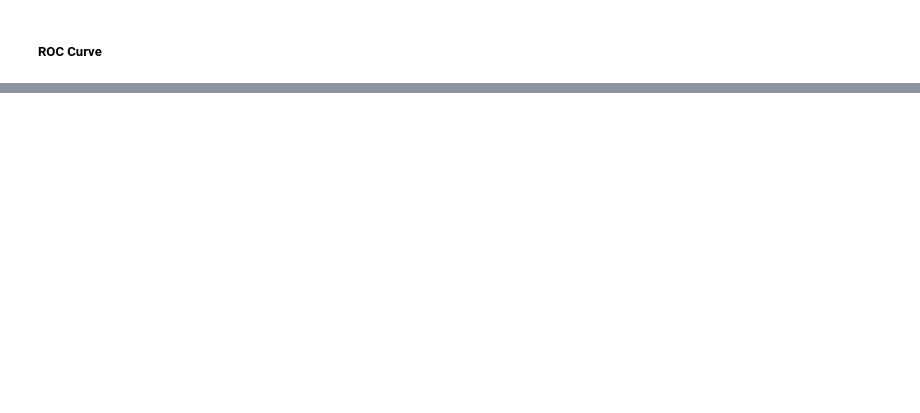
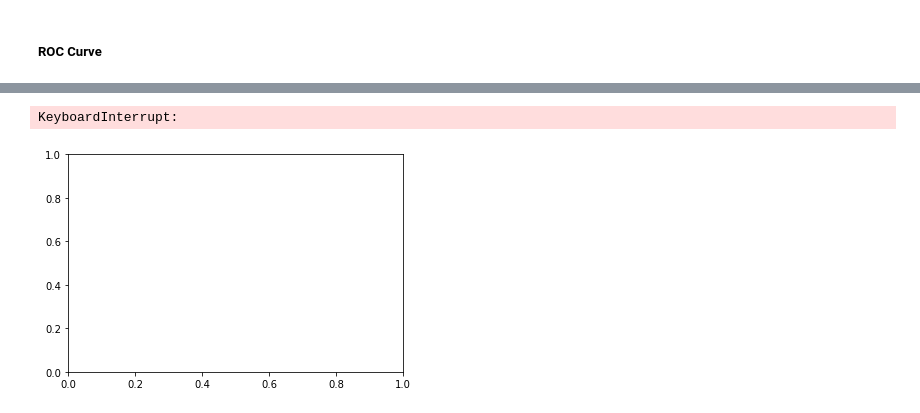
Before and after one commit to leckieje/chyrons_nlp, a Jupyter notebook: chyrons_book.ipynb, the cells around one changed output, grey strips where cells are left out. Cells and saved outputs as stored; diff of their text form; code cells hidden in the pictures; blank space fills up the shorter version.

```diff
--- a/chyrons_book.ipynb
+++ b/chyrons_book.ipynb
@@ -1048,0 +884,5 @@ def fit_nmf(X, n_components=2):
+# %%
+chart_permutation_import(forest, X_train, y_train, size=15, n_repeats=1)
+# %% [output]
+KeyboardInterrupt:
+[figure, added]
```
Also changed, not shown: parts of 92 cells of this notebook, 8 other files.
